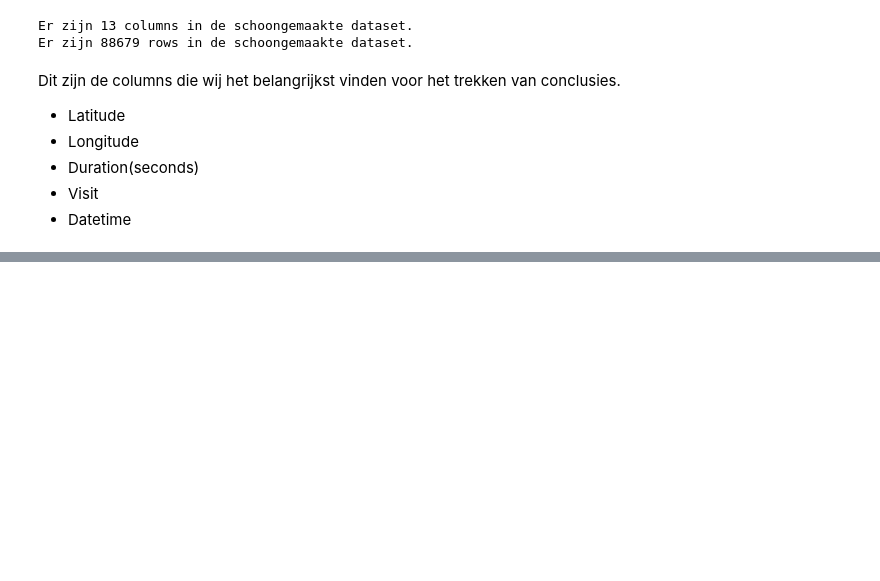
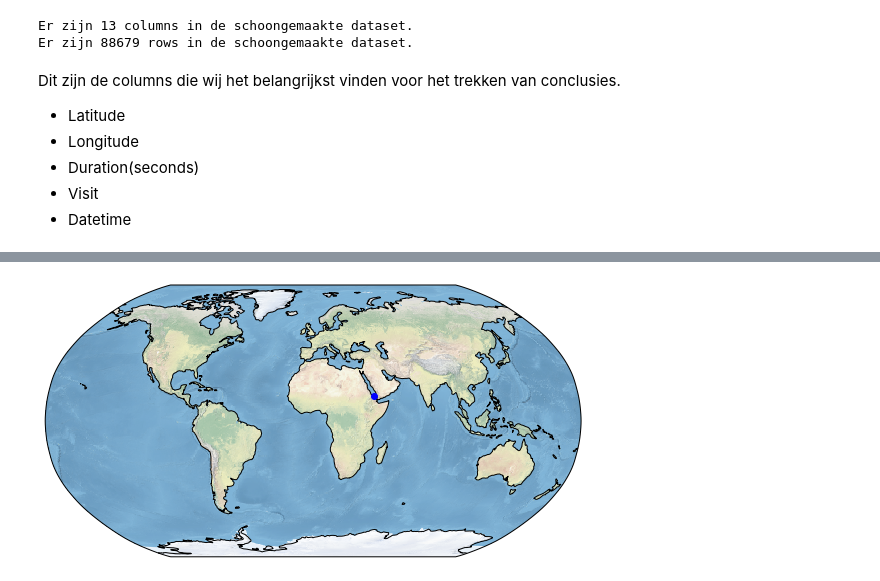
Before and after one commit to Jesse-Pols/datascience-project, a Jupyter notebook: UFO_datascience_notebook.ipynb, the cells around one changed output, grey strips where cells are left out. Saved outputs shown, nothing was run; the diff lists cells and outputs as text; code cells hidden in the pictures; blank space fills up the shorter version.

```diff
--- a/UFO_datascience_notebook.ipynb
+++ b/UFO_datascience_notebook.ipynb
@@ -126,0 +149,25 @@ Dit zijn de columns die wij het belangrijkst vinden voor het trekken van conclus
+# %%
+def main():
+    fig = plt.figure(figsize=(10, 5))
+    ax = fig.add_subplot(1, 1, 1, projection=ccrs.Robinson())
+
+    # make the map global rather than have it zoom in to
+    # the extents of any plotted data
+    ax.set_global()
+
+    ax.stock_img()
+    ax.coastlines()
+
+    #ax.plot(-0.08, 51.53, 'o', transform=ccrs.PlateCarree())
+    #ax.plot([-0.08, 132], [51.53, 43.17], transform=ccrs.PlateCarree())
+    #ax.plot([-0.08, 132], [51.53, 43.17], transform=ccrs.Geodetic())
+
+    ax.plot([41], [15], color='blue', marker='o', transform=ccrs.Geodetic())
+
+    plt.show()
+
+
+if __name__ == '__main__':
+    main()
+# %% [output]
+[figure, added]
```
Also changed, not shown: parts of 3 cells of this notebook.
